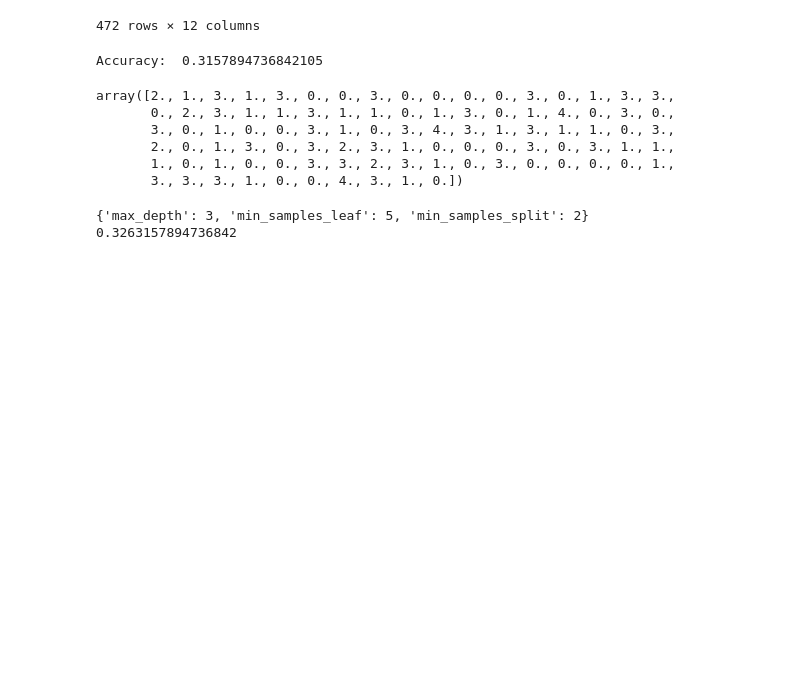
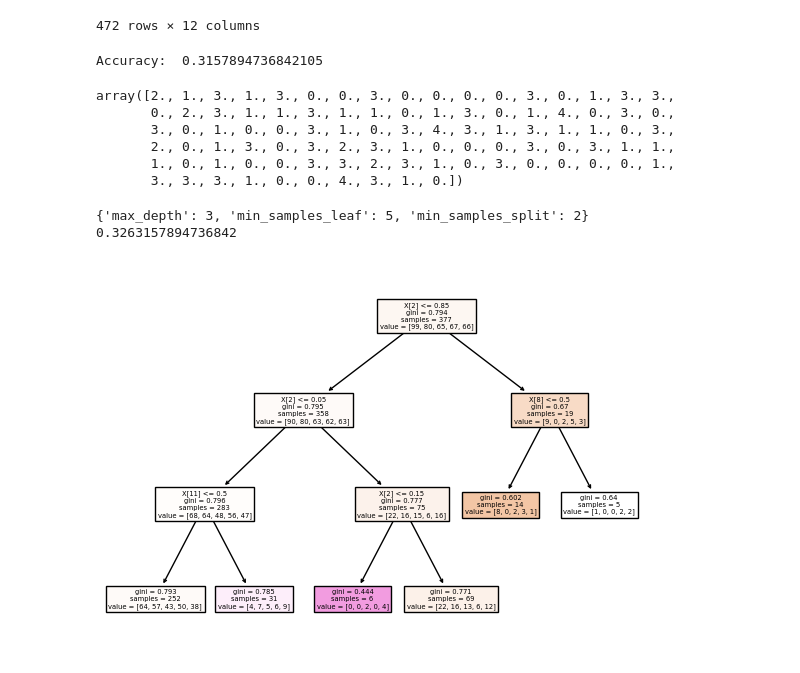
Before and after one commit to jaewook718/BigData, a Jupyter notebook: DecisionTree.ipynb, the cells around one changed output. Saved outputs shown, nothing was run; the diff lists cells and outputs as text; code cells hidden in the pictures; blank space fills up the shorter version.

```diff
--- a/DecisionTree.ipynb
+++ b/DecisionTree.ipynb
@@ -82,3 +82,12 @@ print(dt.score(X_test, y_test))
 # %% [output]
 {'max_depth': 3, 'min_samples_leaf': 5, 'min_samples_split': 2}
 0.3263157894736842
+# %%
+import matplotlib.pyplot as plt
+from sklearn.tree import DecisionTreeClassifier as DT, plot_tree
+
+plt.figure(figsize=(7,5), dpi=100)
+plot_tree(dt, filled=True)
+plt.show()
+# %% [output]
+[figure, added]
```
Also changed, not shown: 1 other file.
